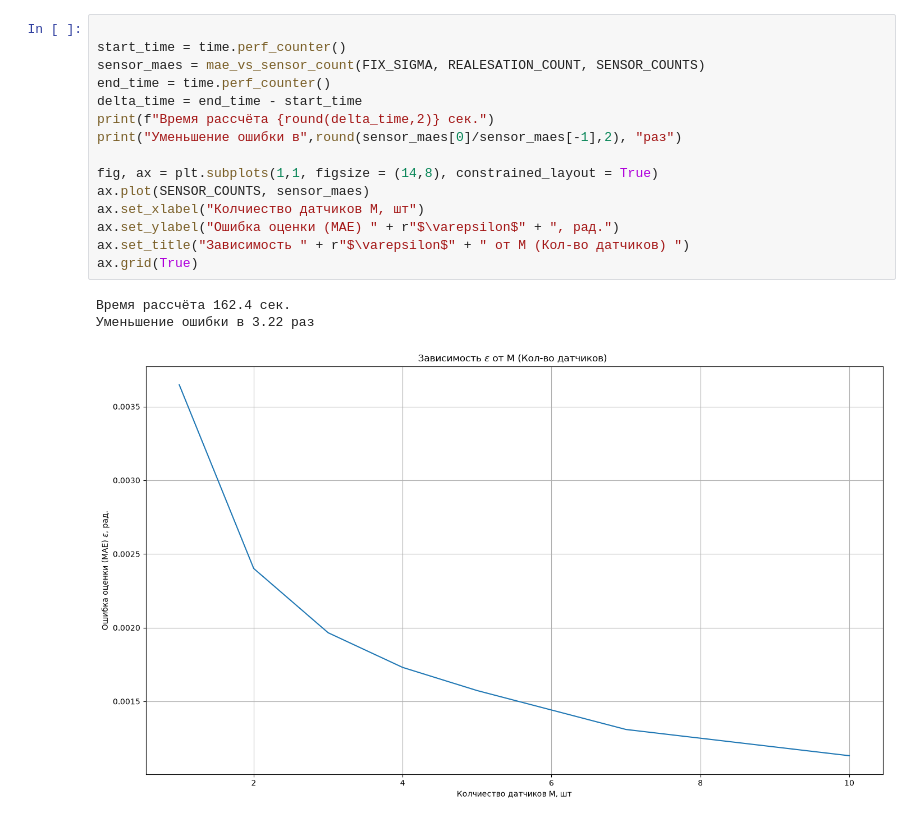
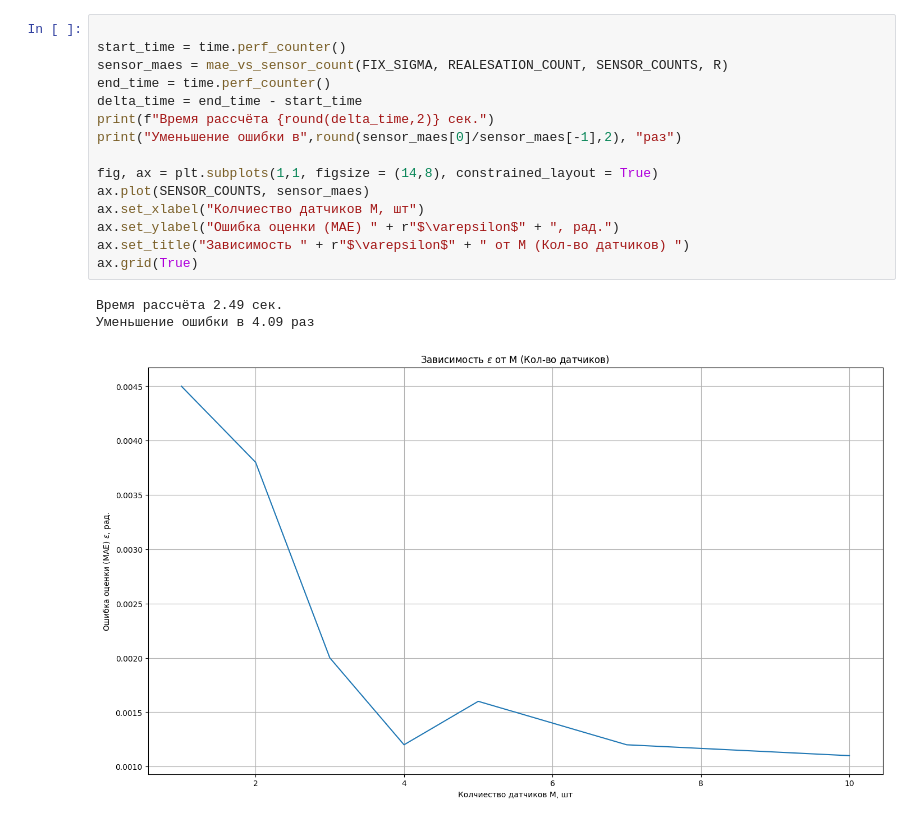
Before and after one commit to veitnemed/piling, a Jupyter notebook: report.ipynb, the cells around one changed output. Cells and saved outputs as stored; diff of their text form.

```diff
--- a/report.ipynb
+++ b/report.ipynb
@@ -25,19 +37,19 @@ ax.grid(True)
 # %%
 
 start_time = time.perf_counter()
-sensor_maes = mae_vs_sensor_count(FIX_SIGMA, REALESATION_COUNT, SENSOR_COUNTS)
+sensor_maes = mae_vs_sensor_count(FIX_SIGMA, REALESATION_COUNT, SENSOR_COUNTS, R)
 end_time = time.perf_counter()
 delta_time = end_time - start_time
 print(f"Время рассчёта {round(delta_time,2)} сек.")
 print("Уменьшение ошибки в",round(sensor_maes[0]/sensor_maes[-1],2), "раз")
 
 fig, ax = plt.subplots(1,1, figsize = (14,8), constrained_layout = True)
 ax.plot(SENSOR_COUNTS, sensor_maes)
 ax.set_xlabel("Колчиество датчиков M, шт")
 ax.set_ylabel("Ошибка оценки (МАЕ) " + r"$\varepsilon$" + ", рад.")
 ax.set_title("Зависимость " + r"$\varepsilon$" + " от M (Кол-во датчиков) ")
 ax.grid(True)
 # %% [output]
-Время рассчёта 162.4 сек.
-Уменьшение ошибки в 3.22 раз
+Время рассчёта 2.49 сек.
+Уменьшение ошибки в 4.09 раз
-[figure, old version]
+[figure, new version]
```
Also changed, not shown: parts of 2 cells of this notebook, 4 other files.
